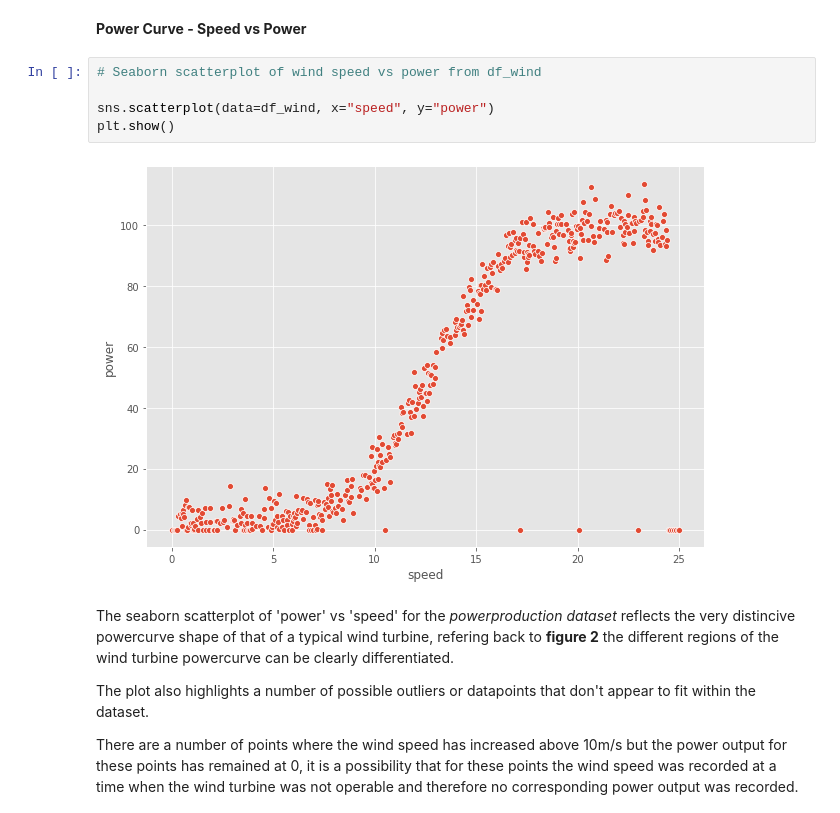
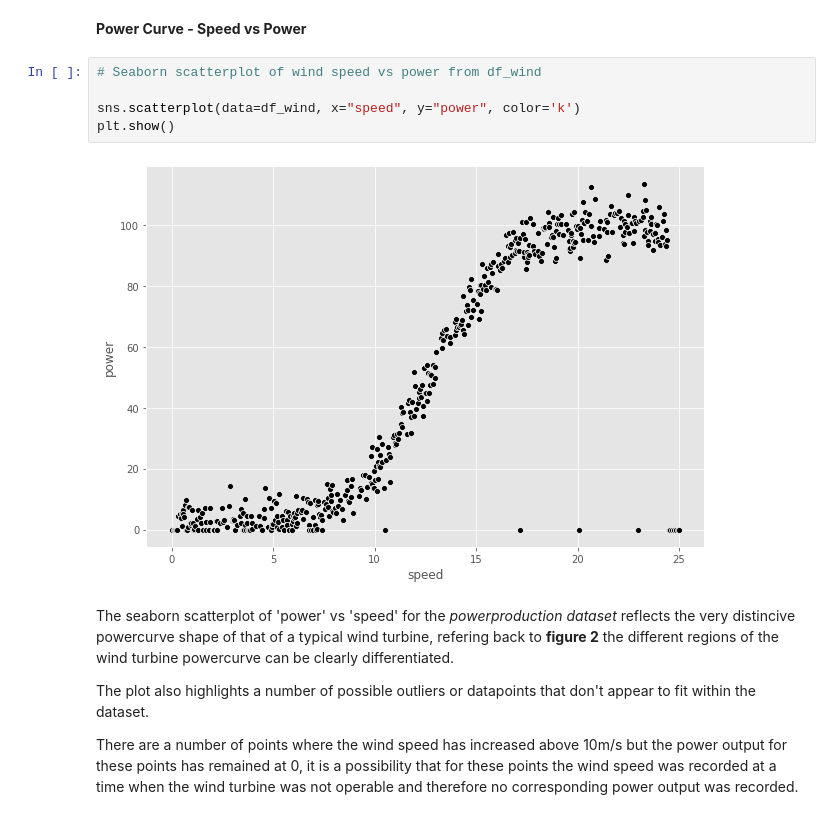
Before and after one commit to PaulSweeney89/FDA-Project2020, a Jupyter notebook: windpower.ipynb, the cells around one changed output. Drawn from its saved outputs; the diff is of its cells as text.

```diff
--- a/windpower.ipynb
+++ b/windpower.ipynb
@@ -136,10 +136,10 @@ From further review of the various wind turbine data & power curves found on [wi
 # %%
 # Seaborn scatterplot of wind speed vs power from df_wind
 
-sns.scatterplot(data=df_wind, x="speed", y="power")
+sns.scatterplot(data=df_wind, x="speed", y="power", color='k')
 plt.show()
 # %% [output]
-[figure, old version]
+[figure, new version]
 # %% [markdown]
 The seaborn scatterplot of 'power' vs 'speed' for the *powerproduction dataset* reflects the very distincive powercurve shape of that of a typical wind turbine, refering back to **figure 2** the different regions of the wind turbine powercurve can be clearly differentiated.
 
```
Also changed, not shown: parts of 27 cells of this notebook.
